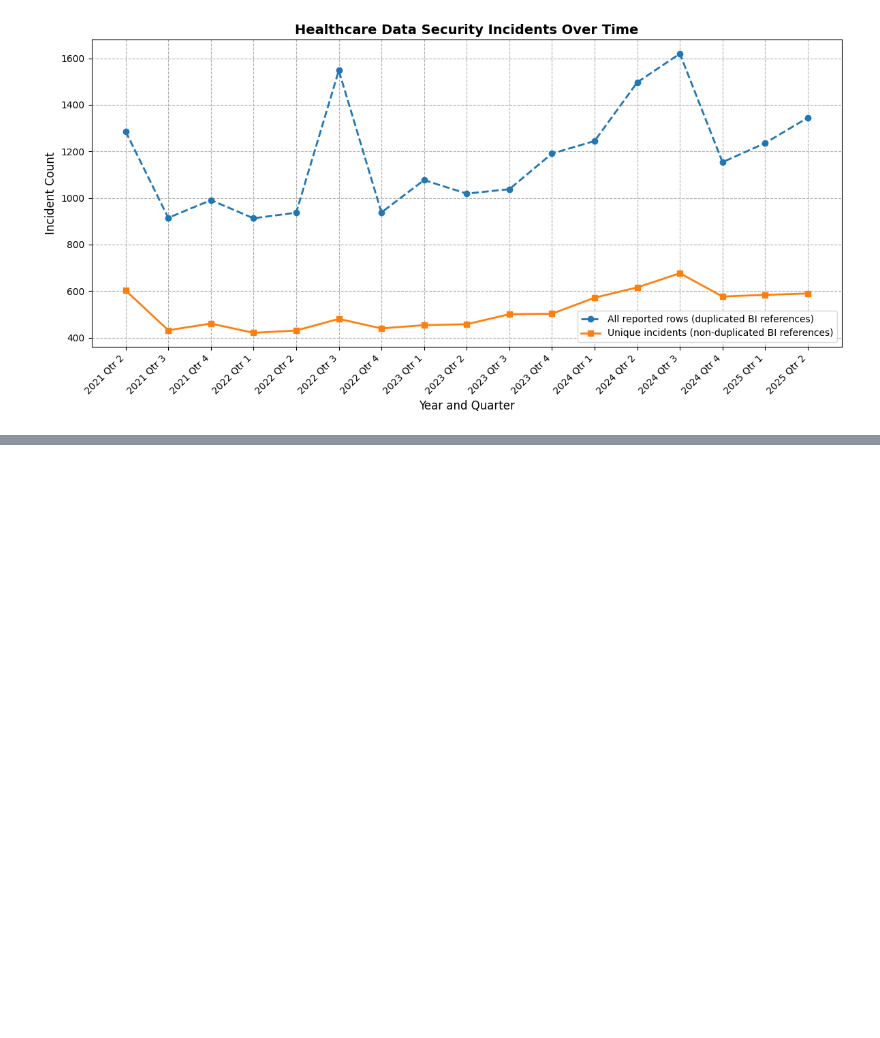
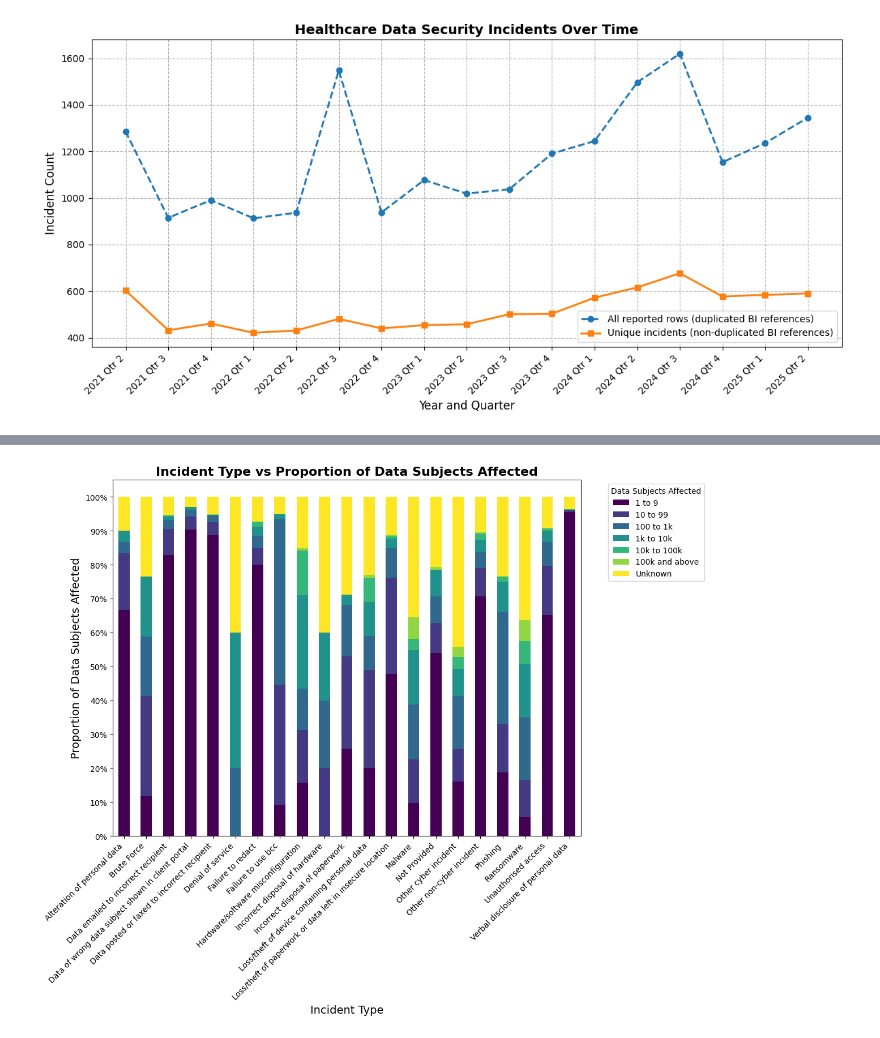
Before and after one commit to maycrowave/healthcare-data-incident-dashboard, a Jupyter notebook: models.ipynb, the cells around one changed output, grey strips where cells are left out. Cells and saved outputs as stored; diff of their text form; code cells hidden in the pictures; blank space fills up the shorter version.

```diff
--- a/models.ipynb
+++ b/models.ipynb
@@ -415,0 +527,30 @@ plt.show()
+# %%
+# Incident type vs Data subjects affected
+severity_proportions = pd.crosstab(
+    df_health_unique['incident_type'],
+    df_health_unique['no_data_subjects_affected'],
+    normalize='index'
+)
+
+severity_counts = pd.crosstab(
+    df_health_unique['incident_type'],
+    df_health_unique['no_data_subjects_affected']
+)
+
+severity_proportions.plot(
+    kind='bar',
+    stacked=True,
+    figsize=(12, 10),
+    colormap='viridis'
+)
+
+plt.title('Incident Type vs Proportion of Data Subjects Affected', fontsize=16, fontweight='bold')
+plt.xlabel('Incident Type', fontsize=14)
+plt.xticks(rotation=45, ha='right')
+plt.ylabel('Proportion of Data Subjects Affected', fontsize=14)
+plt.yticks(np.arange(0, 1.1, 0.1), [f"{int(x*100)}%" for x in np.arange(0, 1.1, 0.1)])
+plt.legend(title='Data Subjects Affected', bbox_to_anchor=(1.05, 1), loc='best')
+plt.tight_layout()
+plt.show()
+# %% [output]
+[figure, added]
```
Also changed, not shown: parts of 9 cells of this notebook.
